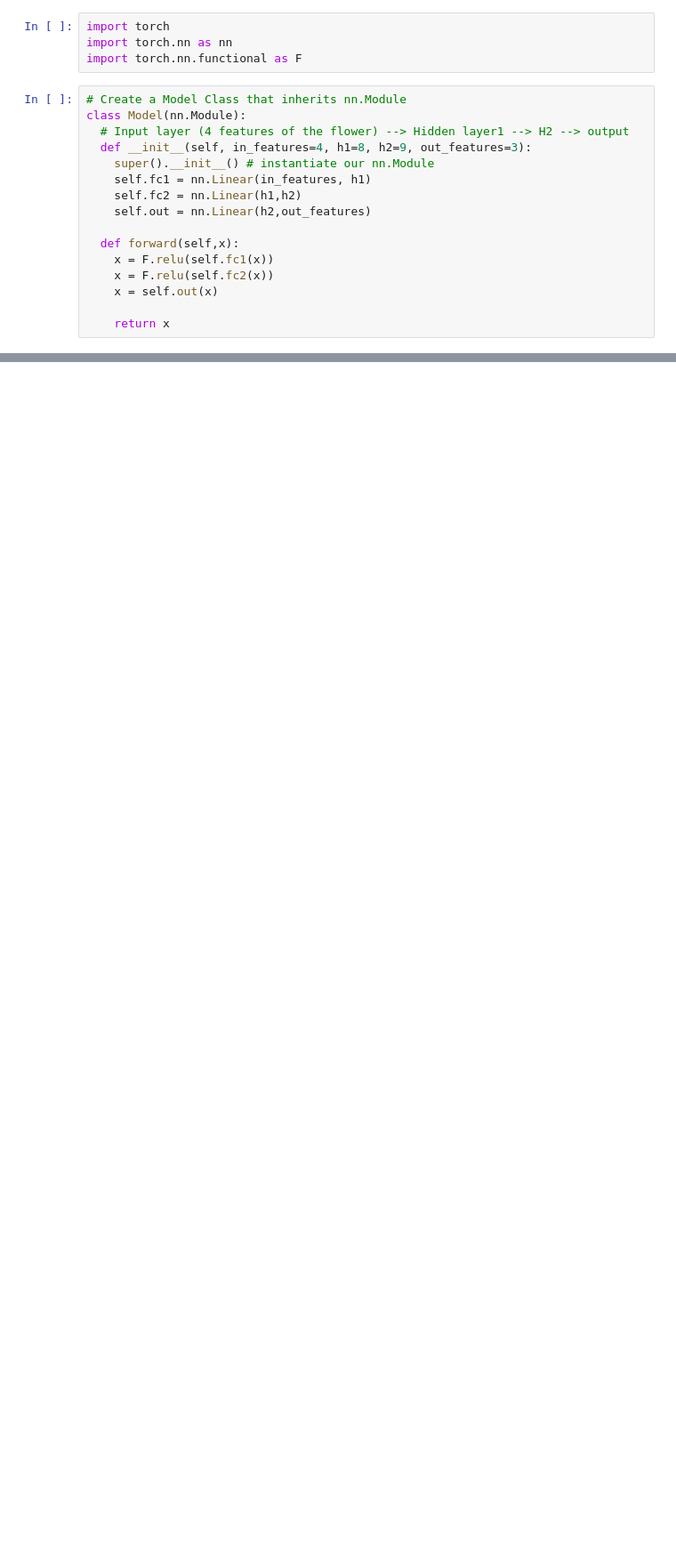
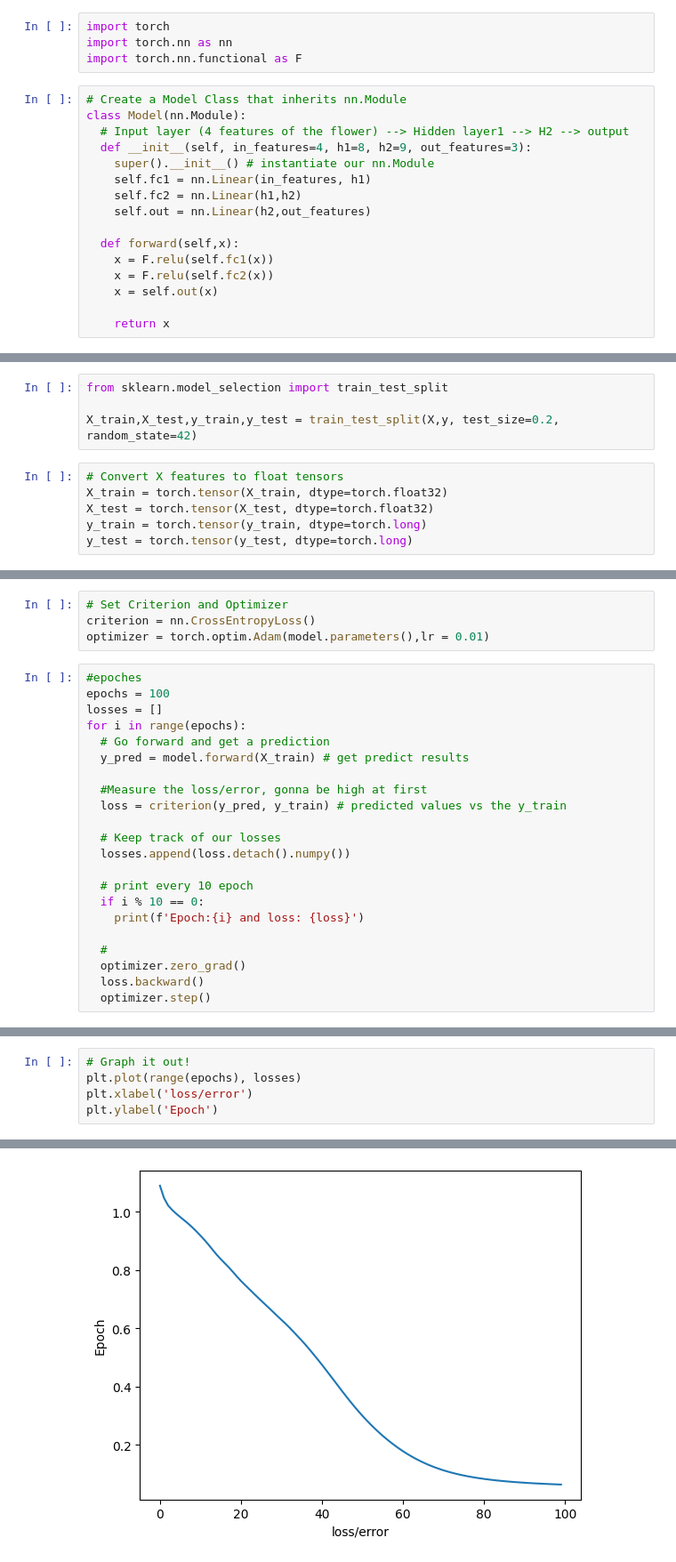
Before and after one commit to XL636/Neural-network-learning-, a Jupyter notebook: Simple_NeuralNetwork.ipynb, the cells around one changed output, grey strips where cells are left out. Shown at 89% size. Drawn from its saved outputs; the diff is of its cells as text; blank space fills up the shorter version.

```diff
--- a/Simple_NeuralNetwork.ipynb
+++ b/Simple_NeuralNetwork.ipynb
@@ -26,0 +87,10 @@ model = Model()
+# %%
+from sklearn.model_selection import train_test_split
+
+X_train,X_test,y_train,y_test = train_test_split(X,y, test_size=0.2, random_state=42)
+# %%
+# Convert X features to float tensors
+X_train = torch.tensor(X_train, dtype=torch.float32)
+X_test = torch.tensor(X_test, dtype=torch.float32)
+y_train = torch.tensor(y_train, dtype=torch.long)
+y_test = torch.tensor(y_test, dtype=torch.long)
@@ -26,0 +104,26 @@ model = Model()
+# %%
+# Set Criterion and Optimizer
+criterion = nn.CrossEntropyLoss()
+optimizer = torch.optim.Adam(model.parameters(),lr = 0.01)
+# %%
+#epoches
+epochs = 100
+losses = []
+for i in range(epochs):
+  # Go forward and get a prediction
+  y_pred = model.forward(X_train) # get predict results
+
+  #Measure the loss/error, gonna be high at first
+  loss = criterion(y_pred, y_train) # predicted values vs the y_train
+
+  # Keep track of our losses
+  losses.append(loss.detach().numpy())
+
+  # print every 10 epoch
+  if i % 10 == 0:
+    print(f'Epoch:{i} and loss: {loss}')
+
+  #
+  optimizer.zero_grad()
+  loss.backward()
+  optimizer.step()
@@ -26,0 +141,6 @@ model = Model()
+# %%
+# Graph it out!
+plt.plot(range(epochs), losses)
+plt.xlabel('loss/error')
+plt.ylabel('Epoch')
+# %% [output]
@@ -26,0 +148 @@ model = Model()
+[figure, added]
```
Also changed, not shown: parts of 14 cells of this notebook.
